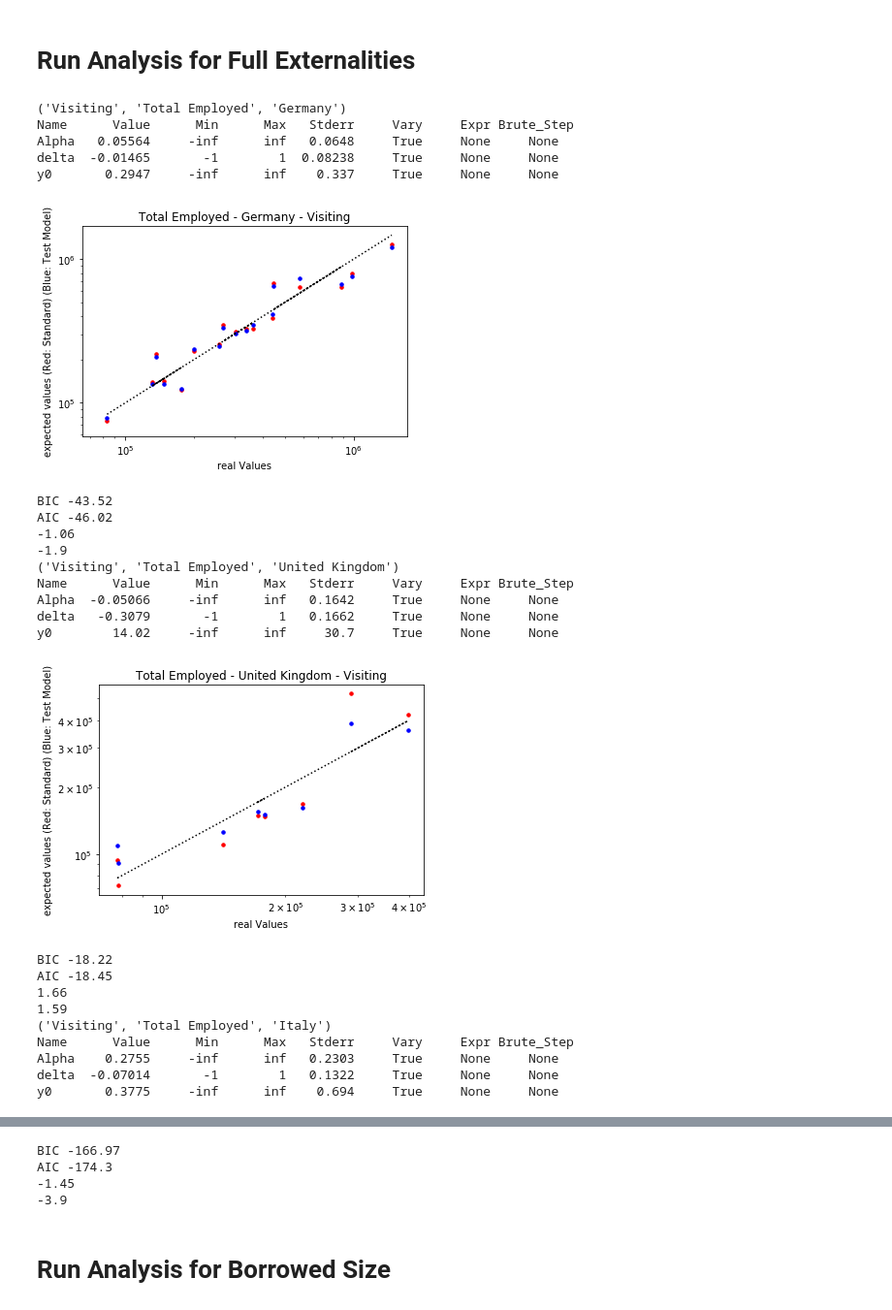
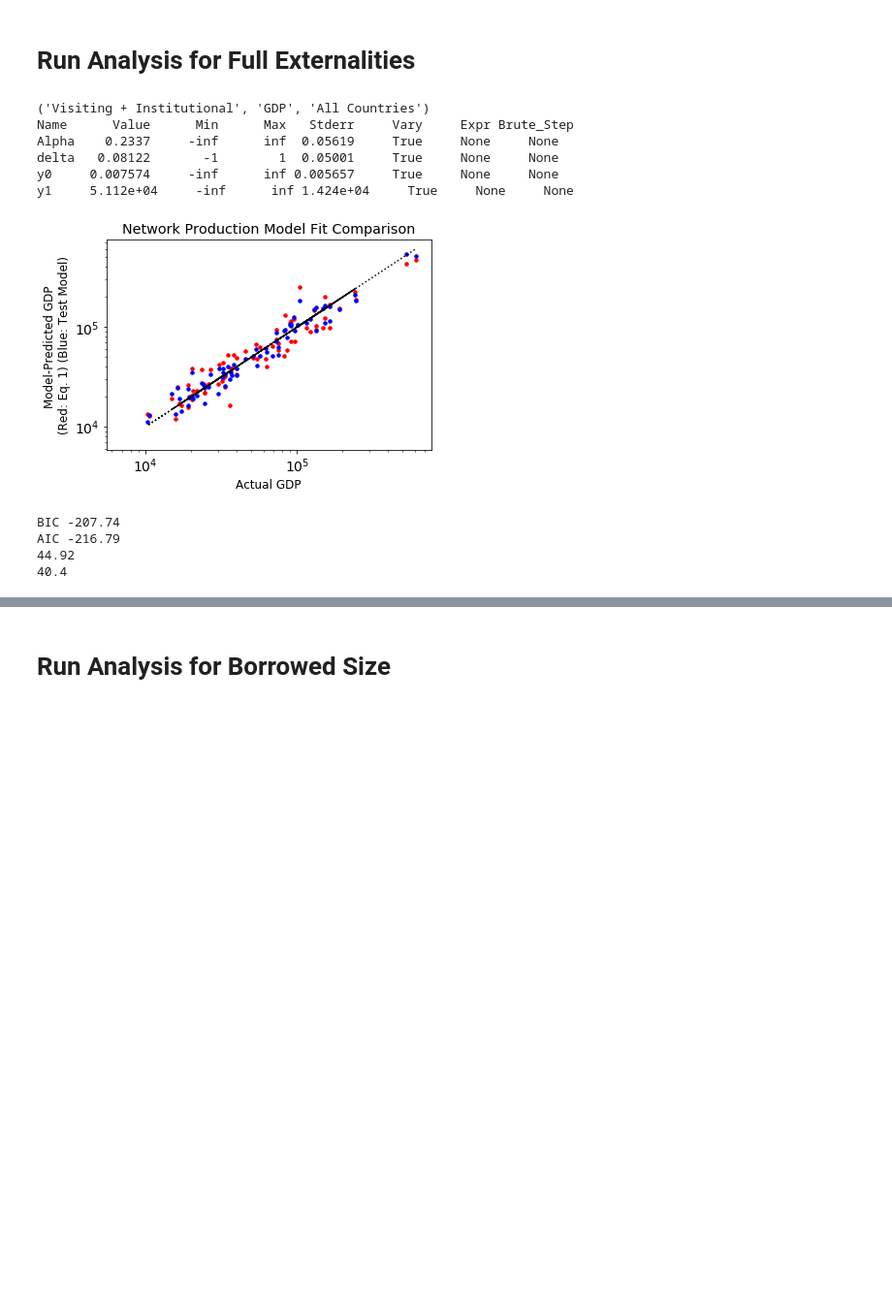
Before and after one commit to jjackson12/globCities, a Jupyter notebook: Borrowed Size Model Testing.ipynb, the cells around one changed output, grey strips where cells are left out. Shown at 97% size. Drawn from its saved outputs; the diff is of its cells as text; code cells hidden in the pictures; blank space fills up the shorter version.

```diff
--- a/Borrowed Size Model Testing.ipynb
+++ b/Borrowed Size Model Testing.ipynb
@@ -17,29 +17,28 @@ years = "2000-2005"
 
 #what features to analyze
 #feats = ["GDP","Violent Crime","Total Robberies"]
-feats = ['Total Employed']#"GDP","Unemployment",'Patents'
+feats = ["GDP"]#,'Patents''Total Employed'"Unemployment",
 
 # feats to be plotted on a linear regression rather than log-log
-linearFeats = ["Gini Index"]
+linearFeats = []#["Gini Index"]
 
 
 #includeTag = 'ALL/SEPARATE' # this plots all countries on individual country plots
-#includeTag = 'ALL/COMBINED' # this plots all countries together
-includeTag = 'ALL/COMBINED+SEPARATE' # this plots each country individually plus all of EU as one (TODO: Not yet implemented)
+includeTag = 'ALL/COMBINED' # this plots all countries together
+# includeTag = 'ALL/COMBINED+SEPARATE' # this plots each country individually plus all of EU as one (TODO: Not yet implemented)
 #includeTag = 'LIST' # this allows manual lists of countries in "countries" above
 
 
 # what type of connectivity to use for residual plotting
 connectivityTags = {
     #"Connectivity (asymmetric)":1#,
-    #"Connectivity (symmetric)":1#,
-    "Global Firm Presence (without Connectivity)":1.0
+    "Connectivity (symmetric)":1#,
+    #"Global Firm Presence (without Connectivity)":1.0
     #"Air Traffic":1
 }
-connectivityTag = "Global Firm Presence (without Connectivity)"
 
 # what to call this combination of connectivities in output file
-connectivityLbl = "Isolated Firm Presence"
+connectivityLbl = "$C_{Symmetric}$"#"Isolated Firm Presence"
 
 # calculate residuals using difference ("diff") or ratio ("ratio") or "SAMI"
 resCalc = "SAMI"
@@ -233,6 +232,11 @@ def get_R2_sum(par1,par2,paramfits,data,dataVals):
 #    data[country]["GDP/Job*Pop"]=data[country]["GDP/Job"]*data[country]["Population"]
 #    #data
 #feats = ["GDP/Job*Pop"]
+# %%
+# aesthetic parameteres
+plt.rc('xtick', labelsize=14)
+plt.rc('ytick', labelsize=14)
+plt.rcParams.update({'font.size': 12})
 # %% [markdown]
 # Run Analysis for Full Externalities
 # %%
@@ -252,7 +256,7 @@ mini = {}
 fitdeltaPrime = False
 run_param_uncertainties = False
 
-for modelType in ["Visiting"]:# ["Visiting","Institutional","Visiting + Institutional"]:
+for modelType in ["Visiting + Institutional"]:# ["Visiting","Institutional","Visiting + Institutional"]:
 
     paramsList = ["n","BIC difference","AIC difference","Avg Local Term","Avg Visiting Term","Avg Institutional Term","Delta (Standard)","Delta (Test Model)"]
 
@@ -606,11 +610,12 @@ for modelType in ["Visiting"]:# ["Visiting","Institutional","Visiting + Institut
             ax.plot(featVals,featVals,    ':k')
 
 
-            xLbl = "real Values"
-            yLbl = "expected values (Red: Standard) (Blue: Test Model)"
+            xLbl = "Actual GDP"
+            yLbl = "Model-Predicted GDP \n(Red: Eq. 1) (Blue: Test Model)"
             plt.xlabel(xLbl)
             plt.ylabel(yLbl)
-            ttl = feat+ " - "+country + " - "+modelType
+#             ttl = feat+ " - "+country + " - "+modelType
+            ttl = "Network Production Model Fit Comparison"
             plt.title(ttl)
             plt.show()
             #plt.savefig(outName)
@@ -652,55 +657,41 @@ for modelType in ["Visiting"]:# ["Visiting","Institutional","Visiting + Institut
                 visitingRatio = np.average(visitingTerms/plotFull)
                 retParams[feat]["Avg Visiting Term"][country]=round(visitingRatio,2)
 
             if "Institutional" in modelType:
                 institutionalTerms = fullParams['y1']*plotData['conn']
                 institutionalRatio = np.average(institutionalTerms/plotFull)
                 retParams[feat]["Avg Institutional Term"][country]=round(institutionalRatio,2)
 
             retParams[feat]["Avg Local Term"][country]= round(internalRatio,2)
             retParams[feat][newaicName][country] = round((aicNoBorrowed-aicWithBorrowed),2)
             print(round((aicNoBorrowed-aicWithBorrowed),2))
             print(round((bicNoBorrowed-bicWithBorrowed),2))
             retParams[feat][newbicName][country] = round((bicNoBorrowed-bicWithBorrowed),2)
             retParams[feat][newDeltaName][country] = round(fullParams["delta"].value,2)
 
             retParams[feat][standardBetaName][country] = round(standardParams["delta"].value,2)
 
             retParams[feat]["n"][country] = len(pop)
 
         outName = outDir + "fitParams_"+feat+"_"+modelType+"_"+years+".csv"
 
-        #retParams[feat].dropna(how='all').to_csv(outName)
+#         retParams[feat].dropna(how='all').to_csv(outName)
 
 
 #print(str(retParams))
 #with pd.ExcelWriter("Figures/FullExternalityModeling/fitParameters.xls") as writer:
 #    for feat in feats:
 #        if feat in retParams.keys():
 #            retParams[feat].dropna(how='all').to_excel(writer,sheet_name=feat)
 # %% [output]
-('Visiting', 'Total Employed', 'Germany')
+('Visiting + Institutional', 'GDP', 'All Countries')
 Name      Value      Min      Max   Stderr     Vary     Expr Brute_Step
-Alpha   0.05564     -inf      inf   0.0648     True     None     None
-delta  -0.01465       -1        1  0.08238     True     None     None
-y0       0.2947     -inf      inf    0.337     True     None     None
+Alpha    0.2337     -inf      inf  0.05619     True     None     None
+delta   0.08122       -1        1  0.05001     True     None     None
+y0     0.007574     -inf      inf 0.005657     True     None     None
+y1     5.112e+04     -inf      inf 1.424e+04     True     None     None
-[figure, old version]
+[figure, new version]
-BIC -43.52
-AIC -46.02
--1.06
--1.9
-('Visiting', 'Total Employed', 'United Kingdom')
-Name      Value      Min      Max   Stderr     Vary     Expr Brute_Step
-Alpha  -0.05066     -inf      inf   0.1642     True     None     None
-delta   -0.3079       -1        1   0.1662     True     None     None
-y0        14.02     -inf      inf     30.7     True     None     None
+BIC -207.74
+AIC -216.79
+44.92
+40.4
-[figure, removed]
-BIC -18.22
-AIC -18.45
-1.66
-1.59
-('Visiting', 'Total Employed', 'Italy')
-Name      Value      Min      Max   Stderr     Vary     Expr Brute_Step
-Alpha    0.2755     -inf      inf   0.2303     True     None     None
-delta  -0.07014       -1        1   0.1322     True     None     None
-y0       0.3775     -inf      inf    0.694     True     None     None
@@ -718,7 +698,3 @@ y0        1.597     -inf      inf    1.077     True     None     None
-BIC -166.97
-AIC -174.3
--1.45
--3.9
 # %% [markdown]
 # Run Analysis for Borrowed Size
 # %%
```
Also changed, not shown: parts of 2 cells of this notebook, 9 other files.
